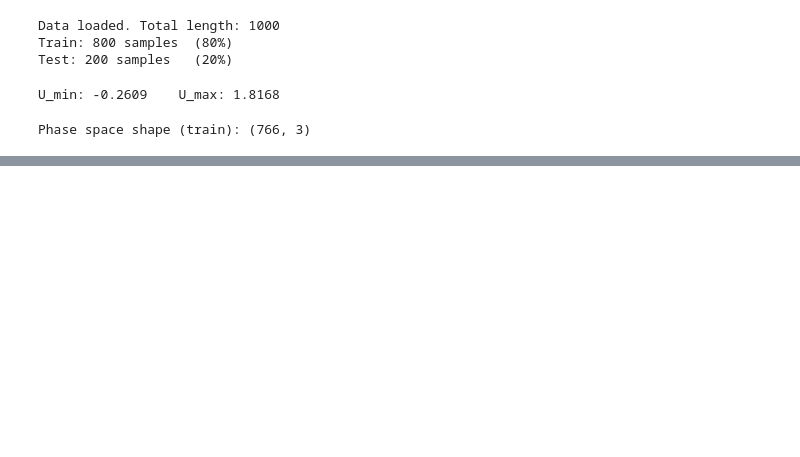
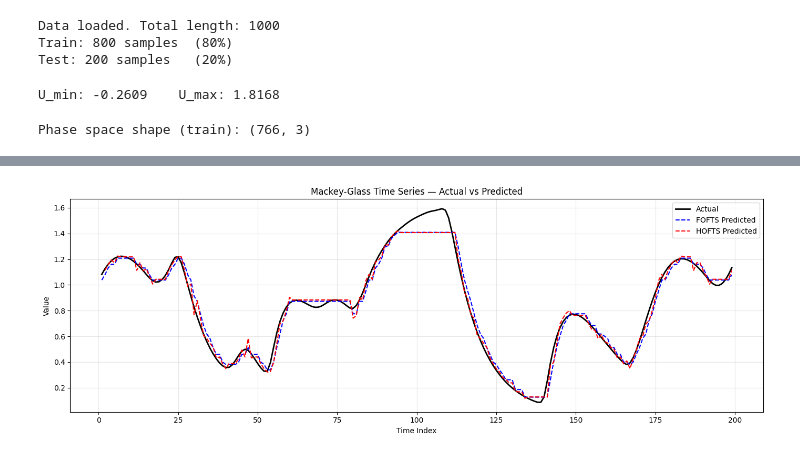
Before and after one commit to Alijahanbanian/Fuzzy-Time-Series-Forecasting-Assignment, a Jupyter notebook: main.ipynb, the cells around one changed output, grey strips where cells are left out. Cells and saved outputs as stored; diff of their text form; code cells hidden in the pictures; blank space fills up the shorter version.

```diff
--- a/main.ipynb
+++ b/main.ipynb
@@ -551,3 +551,27 @@ FOFTS (one-step)
 ────────────────────────────────────────────────────────────
 🏆 Best model on Test set → HOFTS
 ────────────────────────────────────────────────────────────
+# %%
+def plot_actual_vs_pred_mg(test_values, pred_fofts, pred_hofts, order=2):
+    import matplotlib.pyplot as plt
+    import numpy as np
+
+    time_fofts = np.arange(1, len(test_values))
+    time_hofts = np.arange(order, len(test_values))
+
+    plt.figure(figsize=(14,5))
+    plt.plot(time_fofts, test_values[1:], label='Actual', color='black', linewidth=2)
+    plt.plot(time_fofts, pred_fofts, label='FOFTS Predicted', color='blue', linestyle='--')
+    plt.plot(time_hofts, pred_hofts, label='HOFTS Predicted', color='red', linestyle='--')
+    plt.title("Mackey-Glass Time Series — Actual vs Predicted")
+    plt.xlabel("Time Index")
+    plt.ylabel("Value")
+    plt.legend()
+    plt.grid(True, alpha=0.3)
+    plt.tight_layout()
+    plt.show()
+
+
+plot_actual_vs_pred_mg(test_values, pred_fofts, pred_hofts, order=order)
+# %% [output]
+[figure, added]
```
Also changed, not shown: parts of 10 cells of this notebook, 1 other file.
